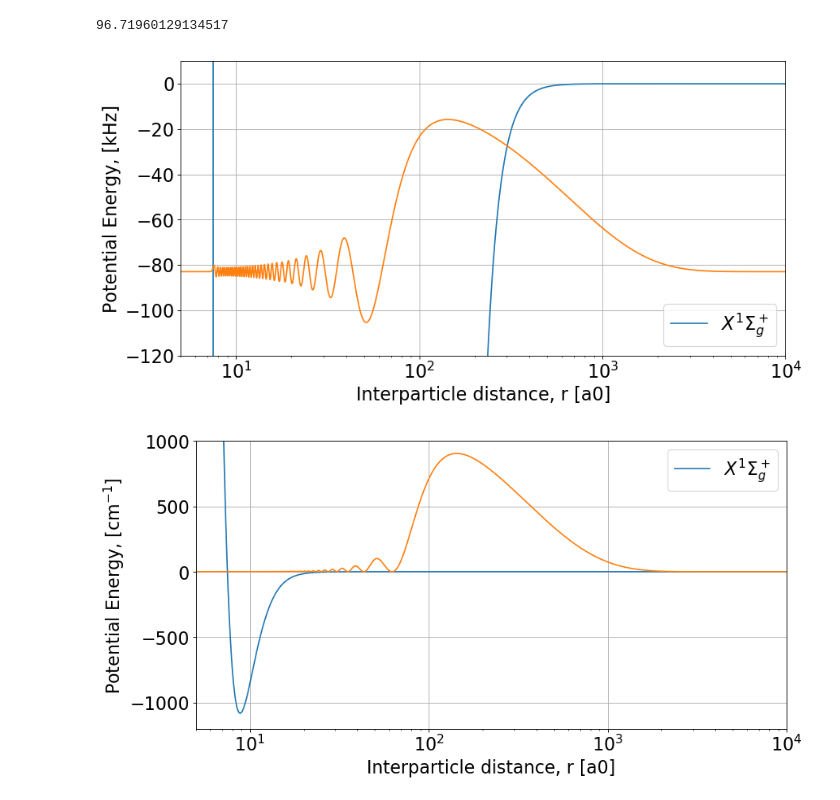
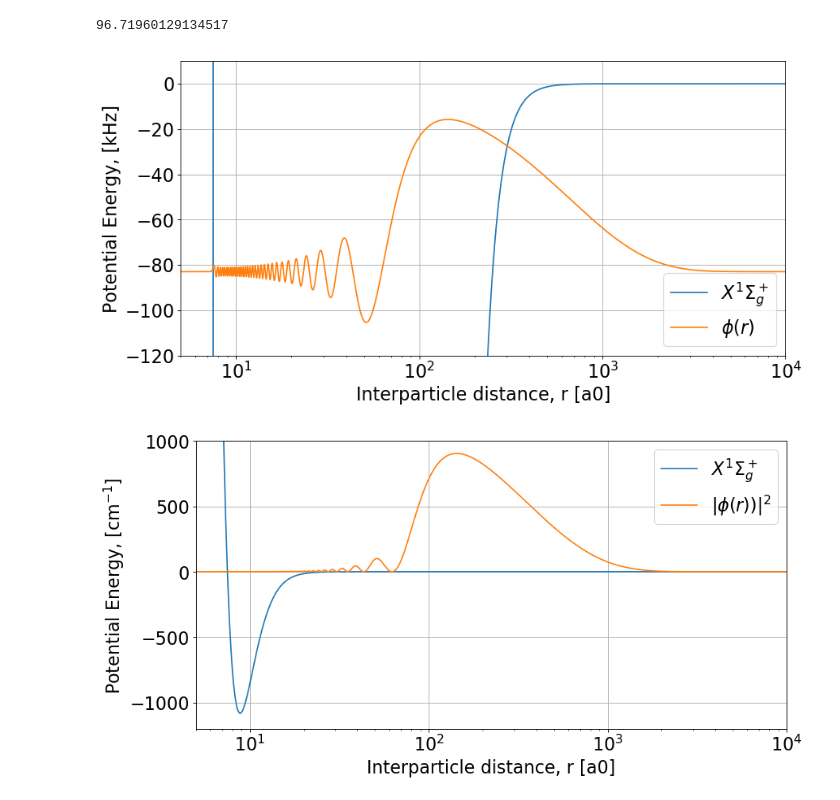
Before and after one commit to scasplte2/pyDiatomic, a Jupyter notebook: examples/Notebooks/Strontium_86_halo.ipynb, the cells around one changed output. Saved outputs shown, nothing was run; the diff lists cells and outputs as text; code cells hidden in the pictures.

```diff
--- a/examples/Notebooks/Strontium_86_halo.ipynb
+++ b/examples/Notebooks/Strontium_86_halo.ipynb
@@ -74,27 +74,27 @@ eigenvalues (that have been evaluated for this state):
 # %%
 plt.figure(num=None, figsize=(12, 6), dpi=80, facecolor='w', edgecolor='k')
 
 R = sr2.R/aBohr
 V = (sr2.VT[0, 0] - sr2.VT[0,0,-1])*ev2MHz*1e3
 #wf = -2000*wf0 + (en0 - sr2.VT[0,0,-1])*ev2MHz*1e3
 wf_aman = -1000*wf0 -83
 pd = 2.5*np.power(np.absolute(wf0),2) + (en0 - sr2.VT[0,0,-1])*ev2MHz*1e3
 
 plt.plot(R, V, label='$X^1\Sigma_g^+$')
-plt.plot(R, wf_aman)
+plt.plot(R, wf_aman, label='$\phi(r)$')
 #plt.plot(R, wf)
 
 plt.axis(xmin=5, xmax=1e4, ymin=-120, ymax=10)
 plt.xscale('log')
 plt.xlabel('Interparticle distance, r [a0]')
 plt.ylabel('Potential Energy, [kHz]')
 
 plt.rcParams.update({'font.size': 20})
 plt.legend(); plt.grid(1); plt.show()
 
 plt.show()
 # %% [output]
-[figure, old version]
+[figure, new version]
 # %%
 plt.figure(num=None, figsize=(12, 6), dpi=80, facecolor='w', edgecolor='k')
 
@@ -105,7 +105,7 @@ V = (sr2.VT[0, 0] - sr2.VT[0,0,-1])*ev2cm
 pd = 2e5*np.power(np.absolute(wf0),2)
 
 plt.plot(R, V, label='$X^1\Sigma_g^+$')
-plt.plot(R, pd)
+plt.plot(R, pd, label='$|\phi(r))|^2$')
 #plt.plot(R, wf)
 
 plt.axis(xmin=5, xmax=1e4, ymin=-1200, ymax=1000)
@@ -118,7 +118,7 @@ plt.legend(); plt.grid(1); plt.show()
 
 plt.show()
 # %% [output]
-[figure, old version]
+[figure, new version]
 # %%
 data = np.column_stack((sr2.R, -1*sr2.wavefunction[:, 0]))
 np.savetxt("../data/86sr2_halo.dat", data)
```
Also changed, not shown: 3 other files.
